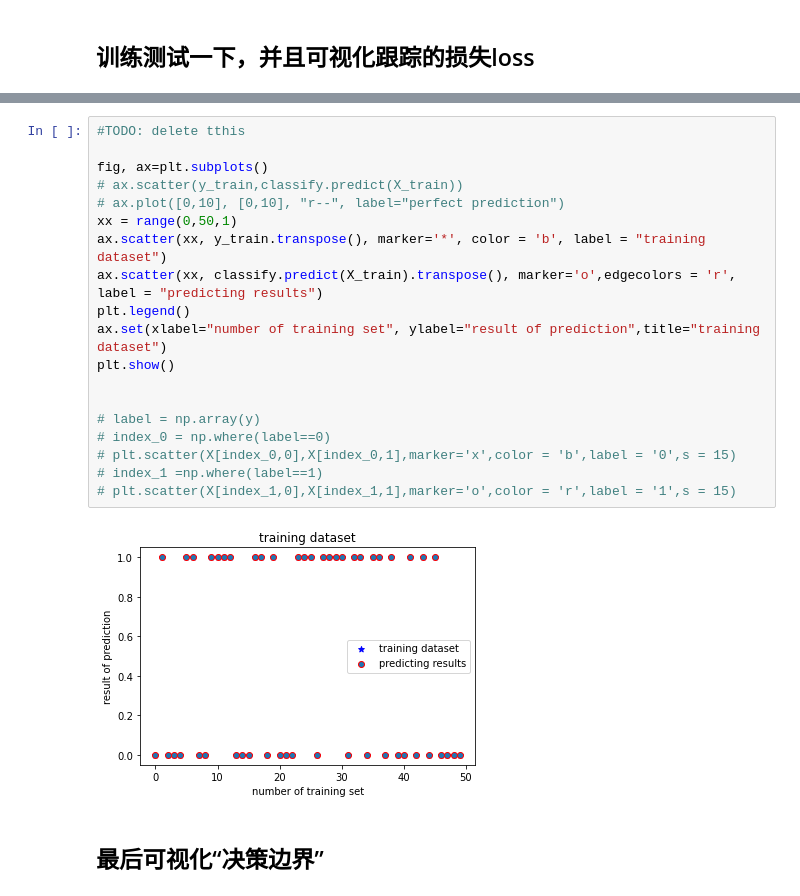
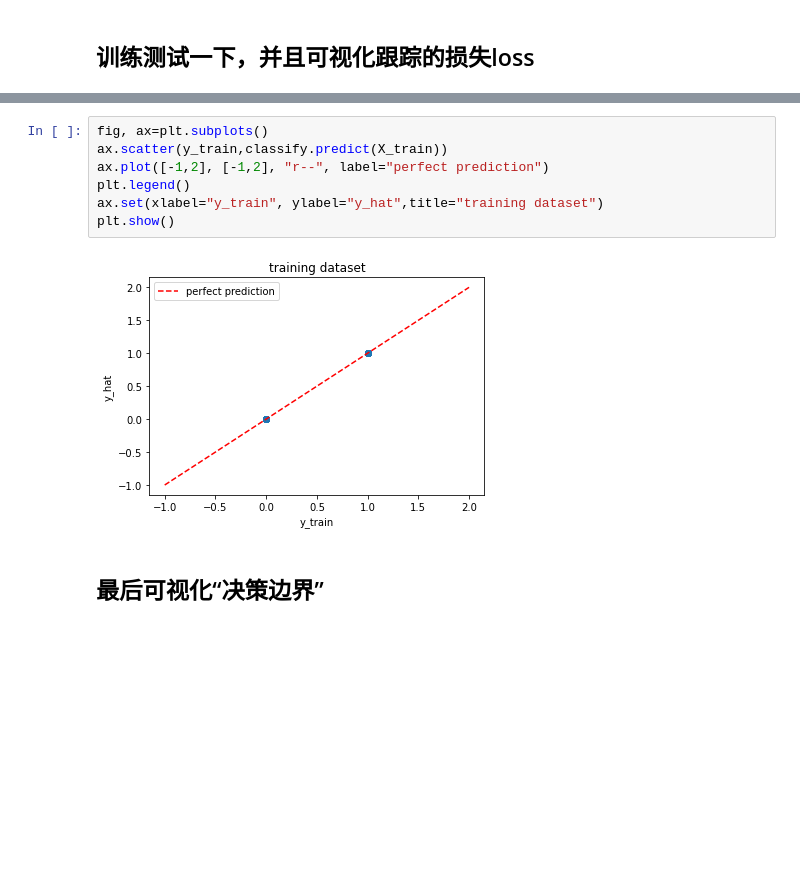
Before and after one commit to shic70666/homework, a Jupyter notebook: Homework/Logistic regression.ipynb, the cells around one changed output, grey strips where cells are left out. Cells and saved outputs as stored; diff of their text form; blank space fills up the shorter version.

```diff
--- a/Homework/Logistic regression.ipynb
+++ b/Homework/Logistic regression.ipynb
@@ -115,24 +122,12 @@ i=49800, error= 0.003663
-# %%
-#TODO: delete tthis
-
-fig, ax=plt.subplots()
-# ax.scatter(y_train,classify.predict(X_train))
-# ax.plot([0,10], [0,10], "r--", label="perfect prediction")
-xx = range(0,50,1)
-ax.scatter(xx, y_train.transpose(), marker='*', color = 'b', label = "training dataset")
-ax.scatter(xx, classify.predict(X_train).transpose(), marker='o',edgecolors = 'r', label = "predicting results")
-plt.legend()
-ax.set(xlabel="number of training set", ylabel="result of prediction",title="training dataset")
-plt.show()
-
-
-# label = np.array(y)
-# index_0 = np.where(label==0)
-# plt.scatter(X[index_0,0],X[index_0,1],marker='x',color = 'b',label = '0',s = 15)
-# index_1 =np.where(label==1)
-# plt.scatter(X[index_1,0],X[index_1,1],marker='o',color = 'r',label = '1',s = 15)
-# %% [output]
-[figure, removed]
+# %%
+fig, ax=plt.subplots()
+ax.scatter(y_train,classify.predict(X_train))
+ax.plot([-1,2], [-1,2], "r--", label="perfect prediction")
+plt.legend()
+ax.set(xlabel="y_train", ylabel="y_hat",title="training dataset")
+plt.show()
+# %% [output]
+[figure, added]
 # %% [markdown]
 ## 最后可视化“决策边界”
 # %%
```
Also changed, not shown: parts of 9 cells of this notebook.
